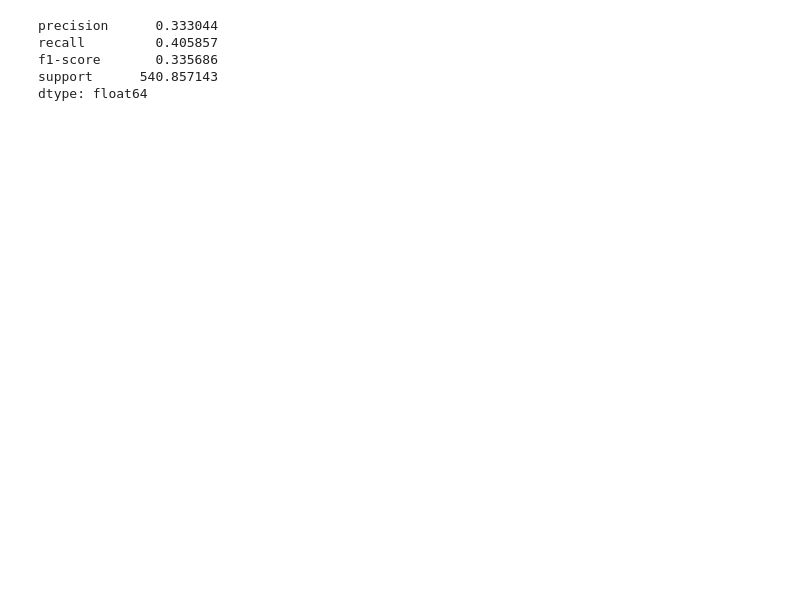
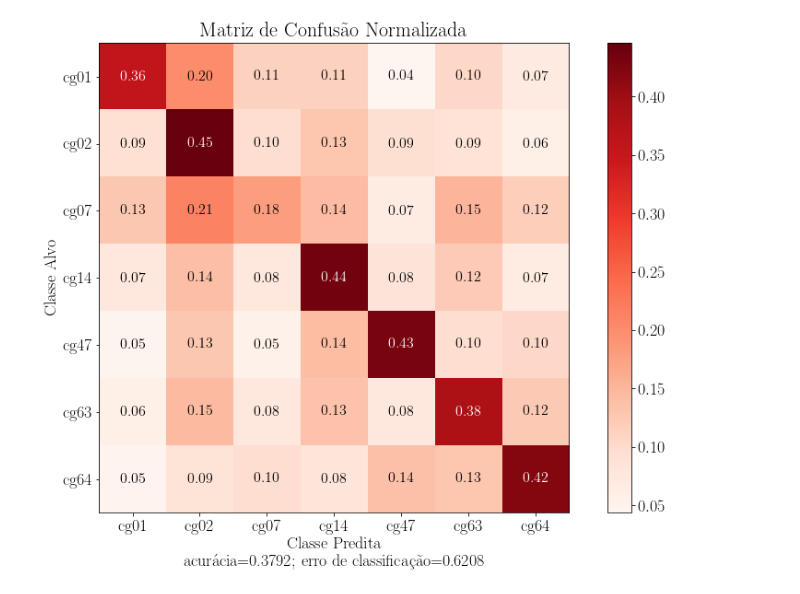
Before and after one commit to fabianaferreira/final-project-src, a Jupyter notebook: Classifier/Insights.ipynb, the cells around one changed output. Cells and saved outputs as stored; diff of their text form; code cells hidden in the pictures; blank space fills up the shorter version.

```diff
--- a/Classifier/Insights.ipynb
+++ b/Classifier/Insights.ipynb
@@ -48,8 +13,0 @@ classes_report2 = df2[:7]
-# %%
-classes_report1.mean()
-# %% [output]
-precision      0.333044
-recall         0.405857
-f1-score       0.335686
-support      540.857143
-dtype: float64
@@ -55,0 +16,7 @@ dtype: float64
+# %%
+cm = ConfusionMatrix(labels_subset,
+                     cm_file=f)
+# %%
+cm.plot_figure(rotation=0, save_fig=True)
+# %% [output]
+[figure, added]
```
Also changed, not shown: parts of 20 cells of this notebook.
